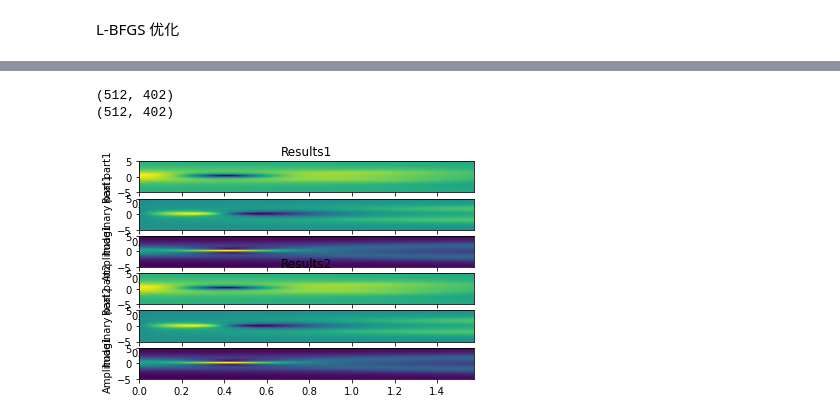
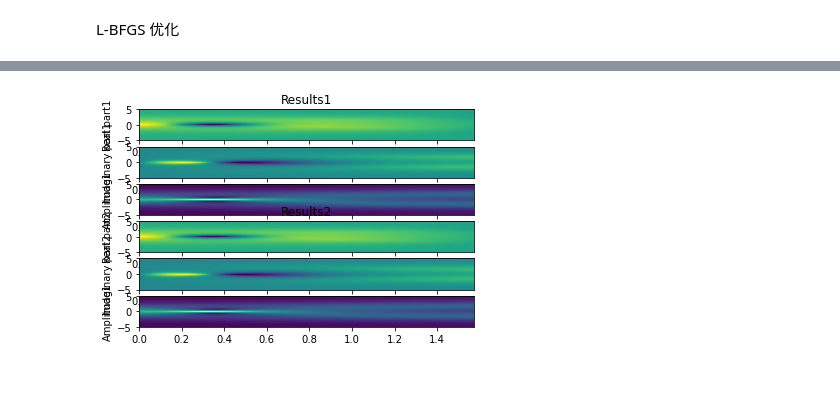
Before and after one commit to sk-yang666/PINN-on-NLS, a Jupyter notebook: 2.ipynb, the cells around one changed output, grey strips where cells are left out. Cells and saved outputs as stored; diff of their text form; code cells hidden in the pictures; blank space fills up the shorter version.

```diff
--- a/2.ipynb
+++ b/2.ipynb
@@ -218,10 +229,8 @@ v2 = griddata(X_star, prediction[:, 3], (X, T), method="cubic")
 
 
 h1 = np.sqrt(u1 ** 2 + v1 ** 2)
-h2=np.sqrt(u2**2+v**2)
+h2=np.sqrt(u2**2+v2**2)
 
-print(u.T.shape)
-print(v.T.shape)
 
 
 # 绘制预测
@@ -230,7 +239,7 @@ fig, ax = plt.subplots(6)
 ax[0].set_title("Results1")
 ax[0].set_ylabel("Real part1")
 ax[0].imshow(
-    u.T,
+    u1.T,
     interpolation="nearest", #插值
     cmap="viridis", #色彩图
     extent=[t_lower, t_upper, x_lower, x_upper], #极值
@@ -239,7 +248,7 @@ ax[0].imshow(
 )
 ax[1].set_ylabel("Imaginary part1")
 ax[1].imshow(
-    v.T,
+    v1.T,
     interpolation="nearest",
     cmap="viridis",
     extent=[t_lower, t_upper, x_lower, x_upper],
@@ -248,46 +257,44 @@ ax[1].imshow(
 )
 ax[2].set_ylabel("Amplitude1")
 ax[2].imshow(
-    h.T,
+    h1.T,
     interpolation="nearest",
     cmap="viridis",
     extent=[t_lower, t_upper, x_lower, x_upper],
     origin="lower",
     aspect="auto",
 )
 ax[3].set_title("Results2")
 ax[3].set_ylabel("Real part2")
 ax[3].imshow(
-    u.T,
+    u2.T,
     interpolation="nearest", #插值
     cmap="viridis", #色彩图
     extent=[t_lower, t_upper, x_lower, x_upper], #极值
     origin="lower",
     aspect="auto",
 )
 ax[4].set_ylabel("Imaginary part2")
 ax[4].imshow(
-    v.T,
+    v2.T,
     interpolation="nearest",
     cmap="viridis",
     extent=[t_lower, t_upper, x_lower, x_upper],
     origin="lower",
     aspect="auto",
 )
 ax[5].set_ylabel("Amplitude1")
 ax[5].imshow(
-    h.T,
+    h2.T,
     interpolation="nearest",
     cmap="viridis",
     extent=[t_lower, t_upper, x_lower, x_upper],
     origin="lower",
     aspect="auto",
 )
 plt.show()
 # %% [output]
-(512, 402)
-(512, 402)
-[figure, old version]
+[figure, new version]
 # %%
 ax = plt.axes(projection='3d')
 
```
Also changed, not shown: parts of 4 cells of this notebook.
